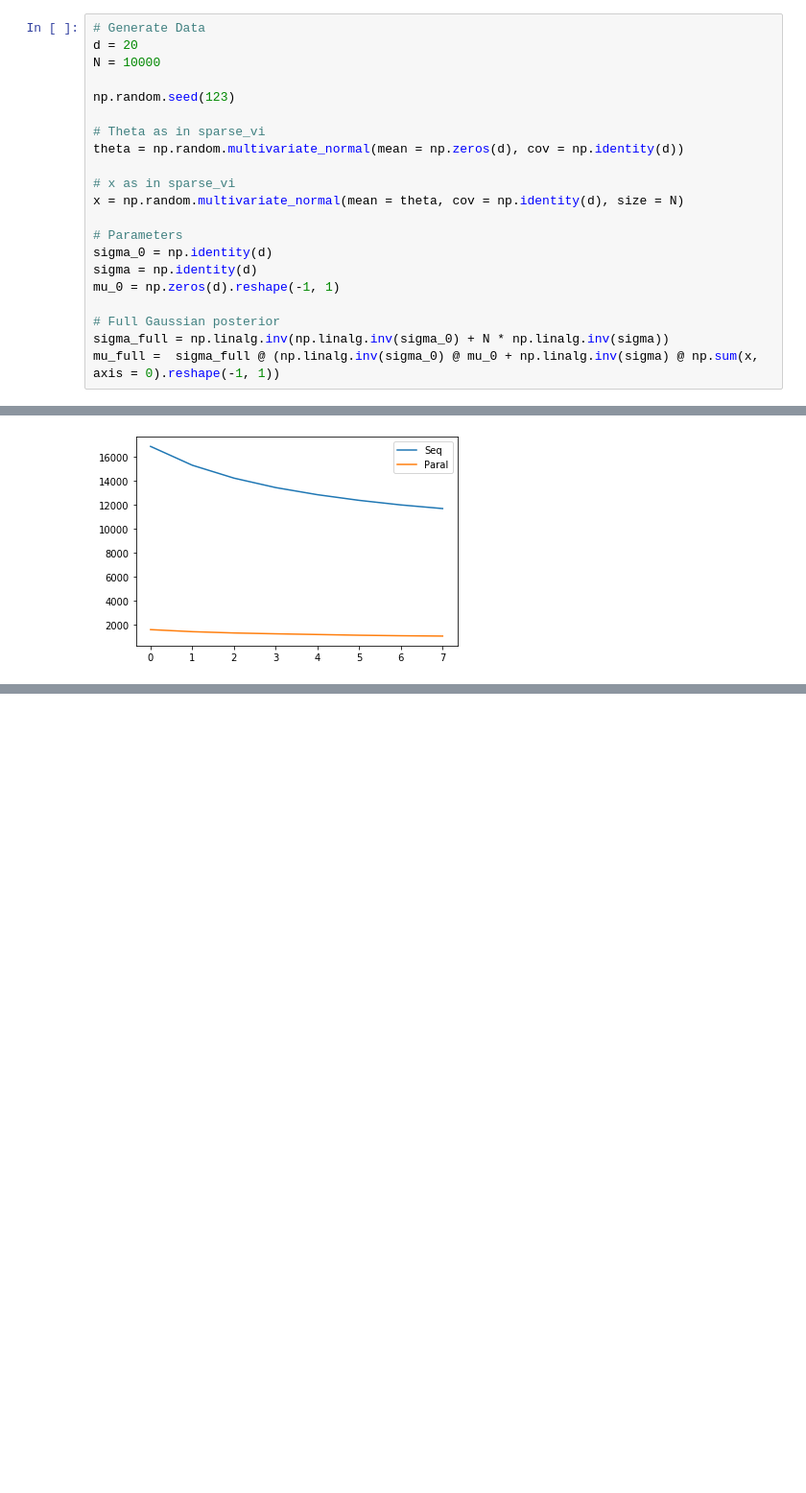
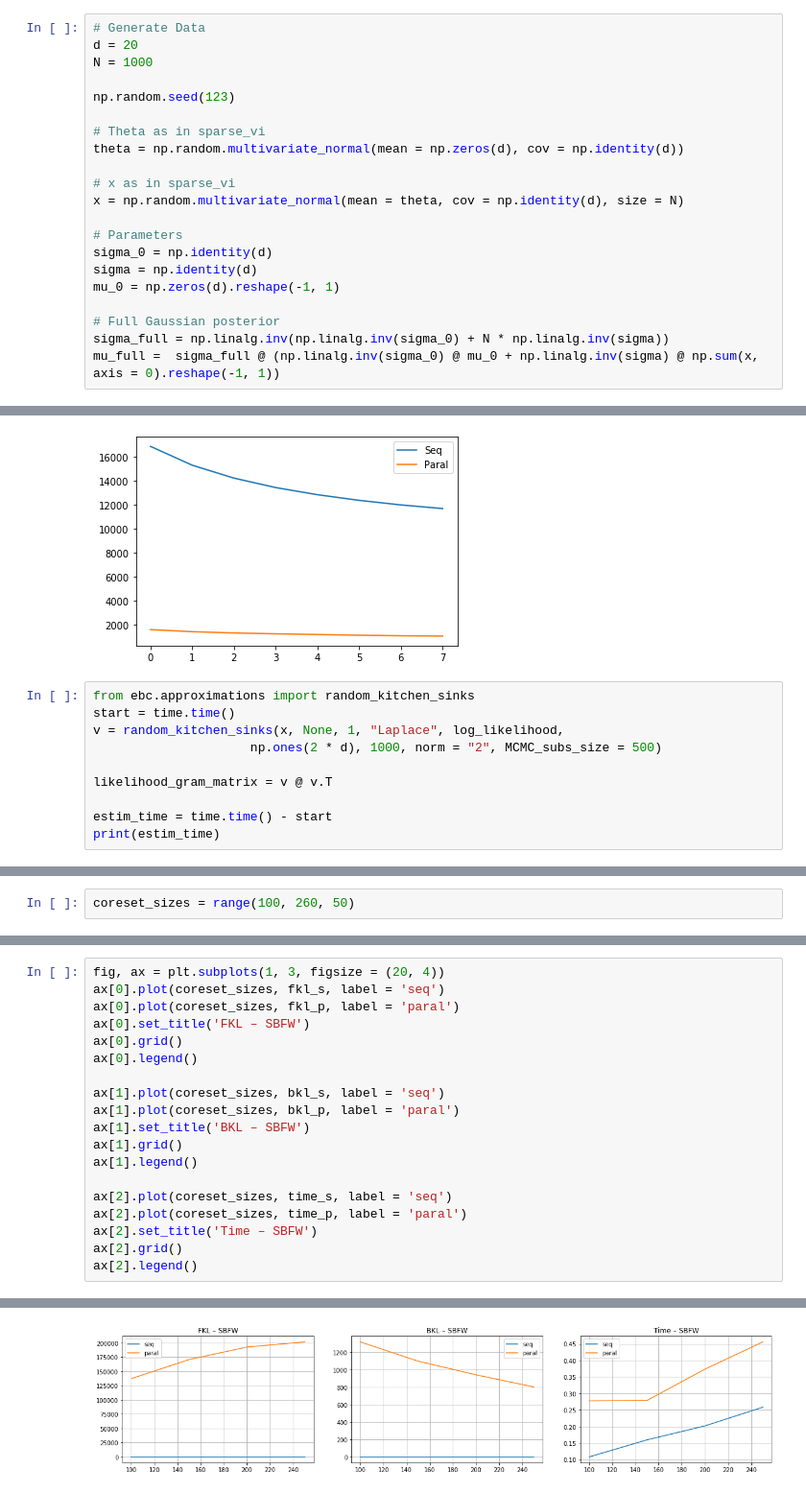
Before and after one commit to stat-ml/efficient_bayesian_coresets, a Jupyter notebook: parallel_experiments.ipynb, the cells around one changed output, grey strips where cells are left out. Shown at 96% size. Saved outputs shown, nothing was run; the diff lists cells and outputs as text; blank space fills up the shorter version.

Commit message:
add parallel exp

```diff
--- a/parallel_experiments.ipynb
+++ b/parallel_experiments.ipynb
@@ -10,7 +28,7 @@ from ebc.gaussian import fisher_norm_under_true_gaussian_posterior, gaussian_mul
 # %%
 # Generate Data
 d = 20
-N = 10000
+N = 1000
 
 np.random.seed(123)
 
@@ -496,3 +514,13 @@ plt.legend()
 # %% [output]
 <matplotlib.legend.Legend at 0x...>
 [figure]
+# %%
+from ebc.approximations import random_kitchen_sinks
+start = time.time()
+v = random_kitchen_sinks(x, None, 1, "Laplace", log_likelihood,
+                     np.ones(2 * d), 1000, norm = "2", MCMC_subs_size = 500)
+
+likelihood_gram_matrix = v @ v.T
+
+estim_time = time.time() - start
+print(estim_time)
@@ -498,0 +539,2 @@ plt.legend()
+# %%
+coreset_sizes = range(100, 260, 50)
@@ -498,0 +587,20 @@ plt.legend()
+# %%
+fig, ax = plt.subplots(1, 3, figsize = (20, 4))
+ax[0].plot(coreset_sizes, fkl_s, label = 'seq')
+ax[0].plot(coreset_sizes, fkl_p, label = 'paral')
+ax[0].set_title('FKL – SBFW')
+ax[0].grid()
+ax[0].legend()
+
+ax[1].plot(coreset_sizes, bkl_s, label = 'seq')
+ax[1].plot(coreset_sizes, bkl_p, label = 'paral')
+ax[1].set_title('BKL – SBFW')
+ax[1].grid()
+ax[1].legend()
+
+ax[2].plot(coreset_sizes, time_s, label = 'seq')
+ax[2].plot(coreset_sizes, time_p, label = 'paral')
+ax[2].set_title('Time – SBFW')
+ax[2].grid()
+ax[2].legend()
+# %% [output]
@@ -498,0 +608 @@ plt.legend()
+[figure, added]
```
Also changed, not shown: parts of 7 cells of this notebook, 5 other files.
